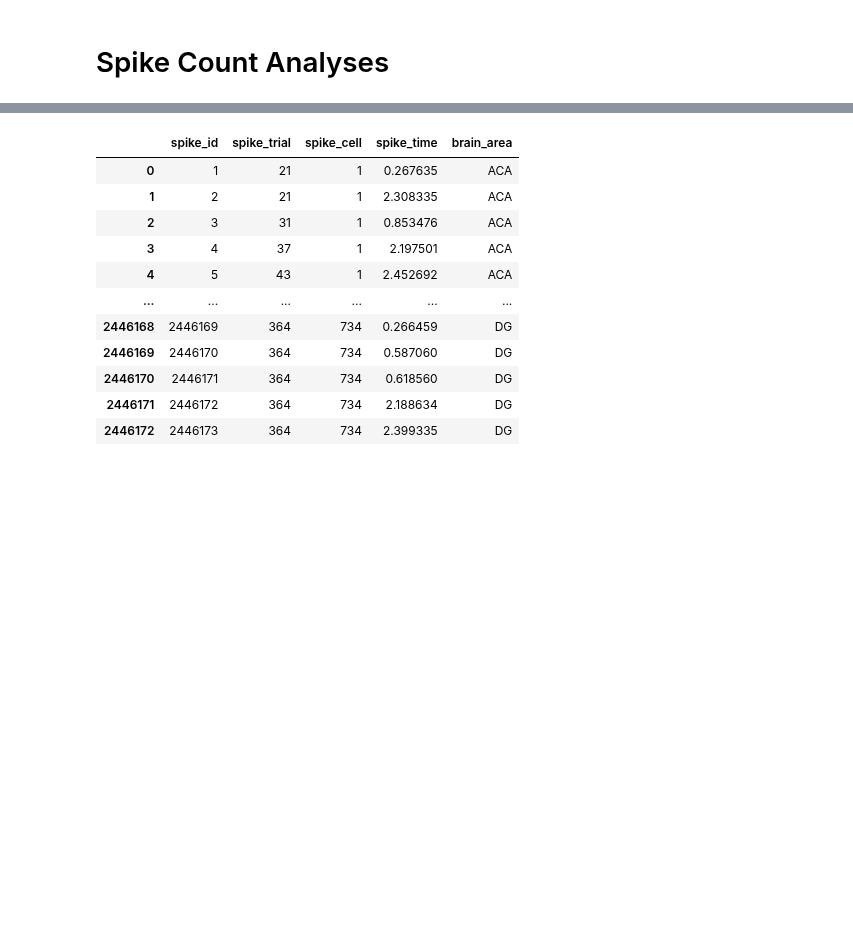
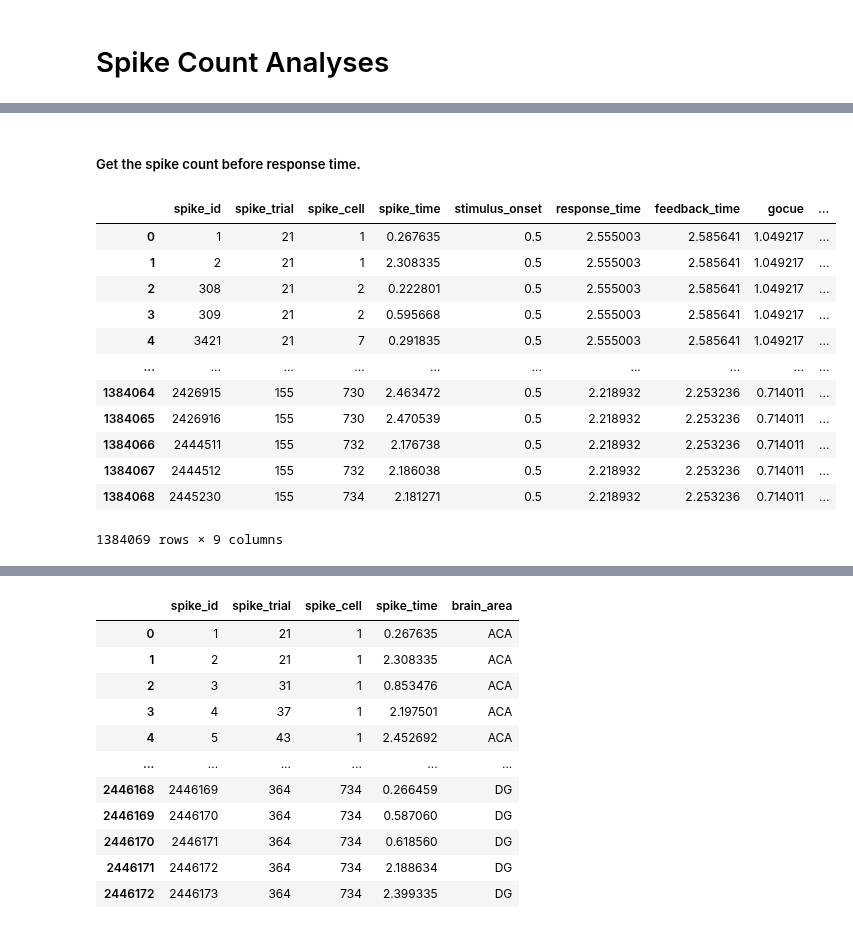
Before and after one commit to ibehave-ibots/iBOTS-Tools, a Jupyter notebook: workshops/python-workshop-1/exercises/mo/2.spike_count.ipynb, the cells around one changed output, grey strips where cells are left out. Cells and saved outputs as stored; diff of their text form; code cells hidden in the pictures; blank space fills up the shorter version.

```diff
--- a/workshops/python-workshop-1/exercises/mo/2.spike_count.ipynb
+++ b/workshops/python-workshop-1/exercises/mo/2.spike_count.ipynb
@@ -9,0 +59,4 @@ from scipy.signal import convolve
+# %%
+spike_time_df["stimulus_onset"] = .5
+dd = spike_time_df[spike_time_df.spike_time > spike_time_df.stimulus_onset]
+dd.groupby(["spike_trial", "spike_cell"]).apply(len).reset_index(name="spike_count")
@@ -9,0 +77,26 @@ from scipy.signal import convolve
+# %% [markdown]
+##### Get the spike count before response time.
+# %%
+# load the relevant variables
+cols = ["response_time", "feedback_time", "gocue", "active_trials"]
+experimental_df = dset[cols].to_dataframe().reset_index()
+experimental_df = experimental_df[experimental_df.active_trials]
+
+# Merge with the spike time dataframe
+experimental_df = experimental_df.rename(columns={"trial": "spike_trial"})
+spike_time_df = spike_time_df.merge(experimental_df)
+spike_time_df
+# %% [output]
+|  | spike_id | spike_trial | spike_cell | spike_time | stimulus_onset | response_time | feedback_time | gocue | ... |
+| 0 | 1 | 21 | 1 | 0.267635 | 0.5 | 2.555003 | 2.585641 | 1.049217 | ... |
+| 1 | 2 | 21 | 1 | 2.308335 | 0.5 | 2.555003 | 2.585641 | 1.049217 | ... |
+| 2 | 308 | 21 | 2 | 0.222801 | 0.5 | 2.555003 | 2.585641 | 1.049217 | ... |
+| 3 | 309 | 21 | 2 | 0.595668 | 0.5 | 2.555003 | 2.585641 | 1.049217 | ... |
+| 4 | 3421 | 21 | 7 | 0.291835 | 0.5 | 2.555003 | 2.585641 | 1.049217 | ... |
+| ... | ... | ... | ... | ... | ... | ... | ... | ... | ... |
+| 1384064 | 2426915 | 155 | 730 | 2.463472 | 0.5 | 2.218932 | 2.253236 | 0.714011 | ... |
+| 1384065 | 2426916 | 155 | 730 | 2.470539 | 0.5 | 2.218932 | 2.253236 | 0.714011 | ... |
+| 1384066 | 2444511 | 155 | 732 | 2.176738 | 0.5 | 2.218932 | 2.253236 | 0.714011 | ... |
+| 1384067 | 2444512 | 155 | 732 | 2.186038 | 0.5 | 2.218932 | 2.253236 | 0.714011 | ... |
+| 1384068 | 2445230 | 155 | 734 | 2.181271 | 0.5 | 2.218932 | 2.253236 | 0.714011 | ... |
+1384069 rows × 9 columns
```
Also changed, not shown: parts of 16 cells of this notebook.
